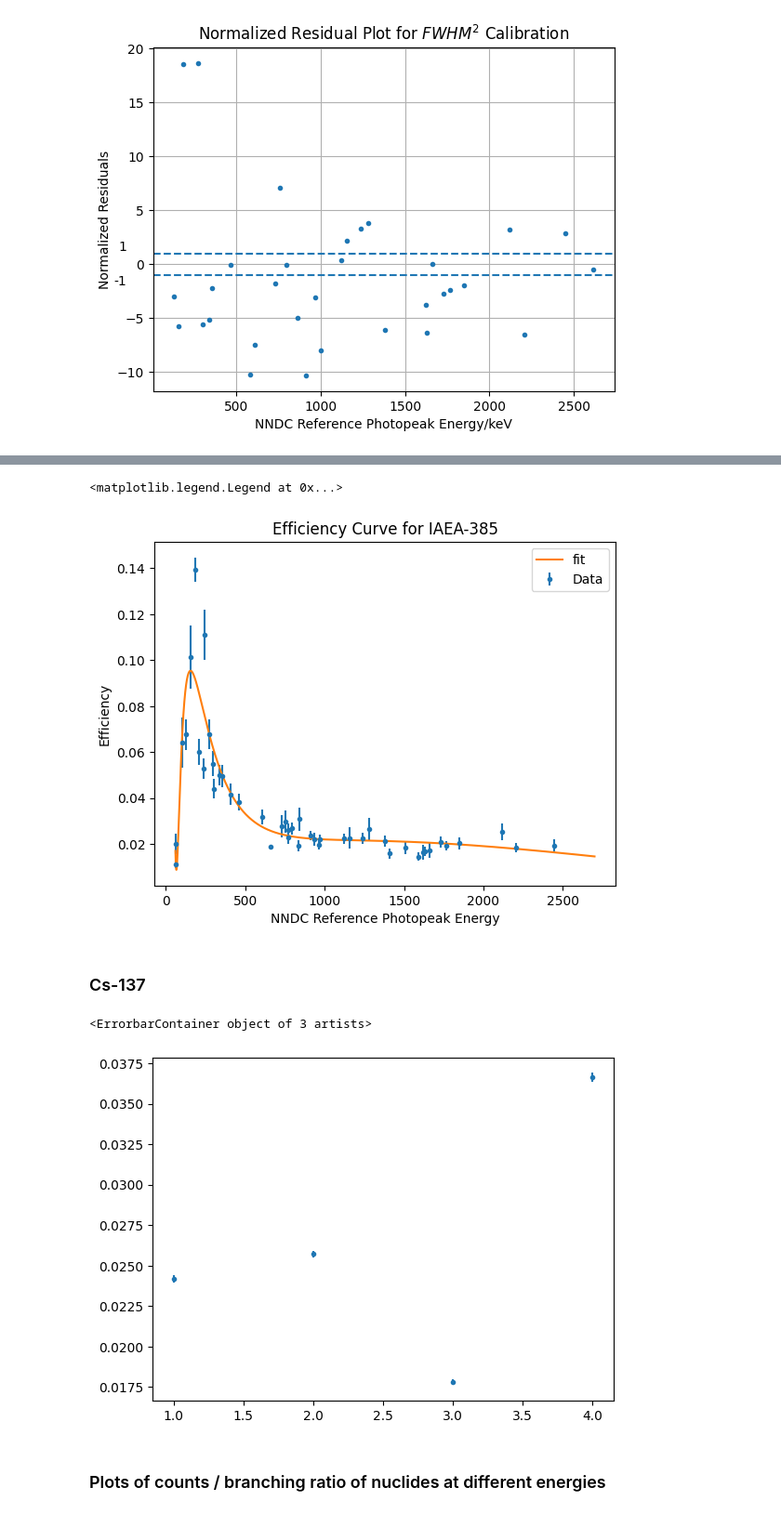
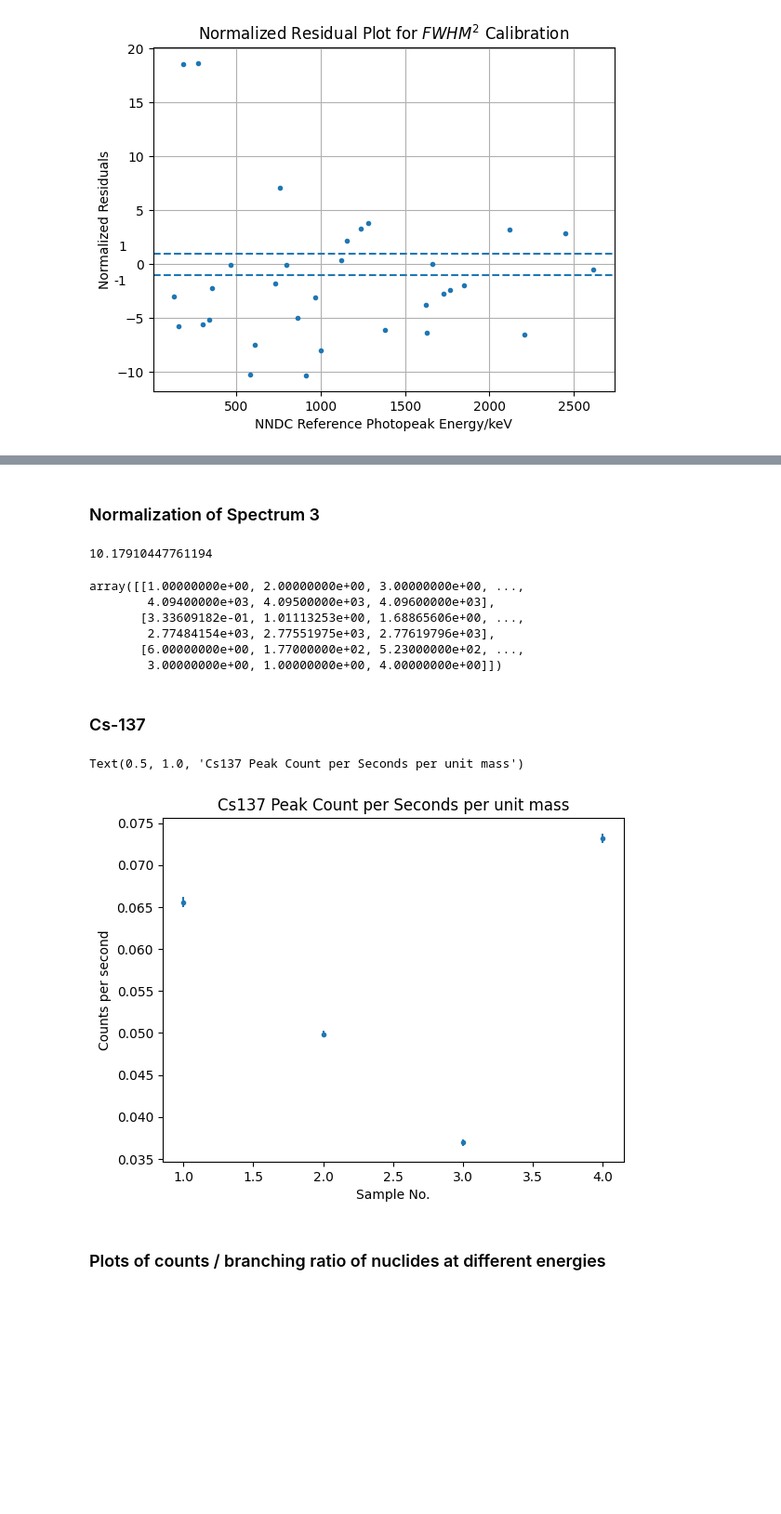
Before and after one commit to ngcnpeter/HPGe_lab_y3, a Jupyter notebook: spectal_analysis.ipynb, the cells around one changed output, grey strips where cells are left out. Shown at 93% size. Drawn from its saved outputs; the diff is of its cells as text; code cells hidden in the pictures; blank space fills up the shorter version.

```diff
--- a/spectal_analysis.ipynb
+++ b/spectal_analysis.ipynb
@@ -536,22 +552,37 @@ efficiency fit parameters errors: [1.04141420e+00 2.96619066e+01 3.34355392e+02
-# %%
-plt.figure()
-plt.title('Efficiency Curve for IAEA-385')
-plt.errorbar(iaea_df['nndc_peak_energy'],iaea_eff,yerr =iaea_eff_err, fmt = '.',label = 'Data')
-plt.plot(np.linspace(60,2700,10000),eff_fit(np.linspace(60,2700,10000),*eff_par),label = 'fit')
-plt.xlabel('NNDC Reference Photopeak Energy')
-plt.ylabel('Efficiency')
-plt.legend()
-# %% [output]
-<matplotlib.legend.Legend at 0x...>
-[figure, removed]
+# %% [markdown]
+### Normalization of Spectrum 3
+# %%
+spec_path_list = ['Data/Spectra/Background_16_10_23_Mon_14_50.csv',
+'Data/Spectra/sample1_17_10_23_Tue_14_18.csv','Data/Spectra/Sample2_31_10_23_14_08.csv',
+'Data/Spectra/Sample3_07_11_23__Tue_11_50.csv', 'Data/Spectra/Sample4_13_11_23_Mon_14_06.csv']
+spec = [np.loadtxt(path,delimiter = ',',skiprows = 7,unpack = True) for path in spec_path_list]
+E_arr = spec[1][1]
+np.mean(np.array([spec[i][2][E_arr>2640] for i in [1,2,4]]))
+# %% [output]
+10.17910447761194
+# %%
+spec[1]#[E_arr>2640]
+# %% [output]
+array([[1.00000000e+00, 2.00000000e+00, 3.00000000e+00, ...,
+        4.09400000e+03, 4.09500000e+03, 4.09600000e+03],
+       [3.33609182e-01, 1.01113253e+00, 1.68865606e+00, ...,
+        2.77484154e+03, 2.77551975e+03, 2.77619796e+03],
+       [6.00000000e+00, 1.77000000e+02, 5.23000000e+02, ...,
+        3.00000000e+00, 1.00000000e+00, 4.00000000e+00]])
 # %% [markdown]
 ### Cs-137
-# %%
-cs137 = df[df['Nuclide']=='Cs137']
-plt.errorbar(np.arange(1,5,1),cs137['Peak_CPS'].to_numpy()[:-1],yerr = (cs137['Net_Area_err']/cs137['Net_Area_Count']*cs137['Peak_CPS'])[:-1],fmt='.')
-# %% [output]
-<ErrorbarContainer object of 3 artists>
-[figure, removed]
+# %%
+sample_mass = np.array([0.427-0.0583, 0.5733-0.0576,0.5399-0.0581,0.5585-0.0581 ])
+cs137 = df[df['Nuclide']=='Cs137']
+cs137_err = (cs137['Net_Area_err']/cs137['Net_Area_Count']*cs137['Peak_CPS'])[:-1]/sample_mass
+
+plt.errorbar(np.arange(1,5,1),cs137['Peak_CPS'].to_numpy()[:-1]/sample_mass,yerr = cs137_err ,fmt='.')
+plt.ylabel('Counts per second')
+plt.xlabel('Sample No.')
+plt.title('Cs137 Peak Count per Seconds per unit mass')
+# %% [output]
+Text(0.5, 1.0, 'Cs137 Peak Count per Seconds per unit mass')
+[figure, added]
 # %% [markdown]
 ### Plots of counts / branching ratio of nuclides at different energies
 # %%
```
Also changed, not shown: parts of 8 cells of this notebook, 2 other files.
